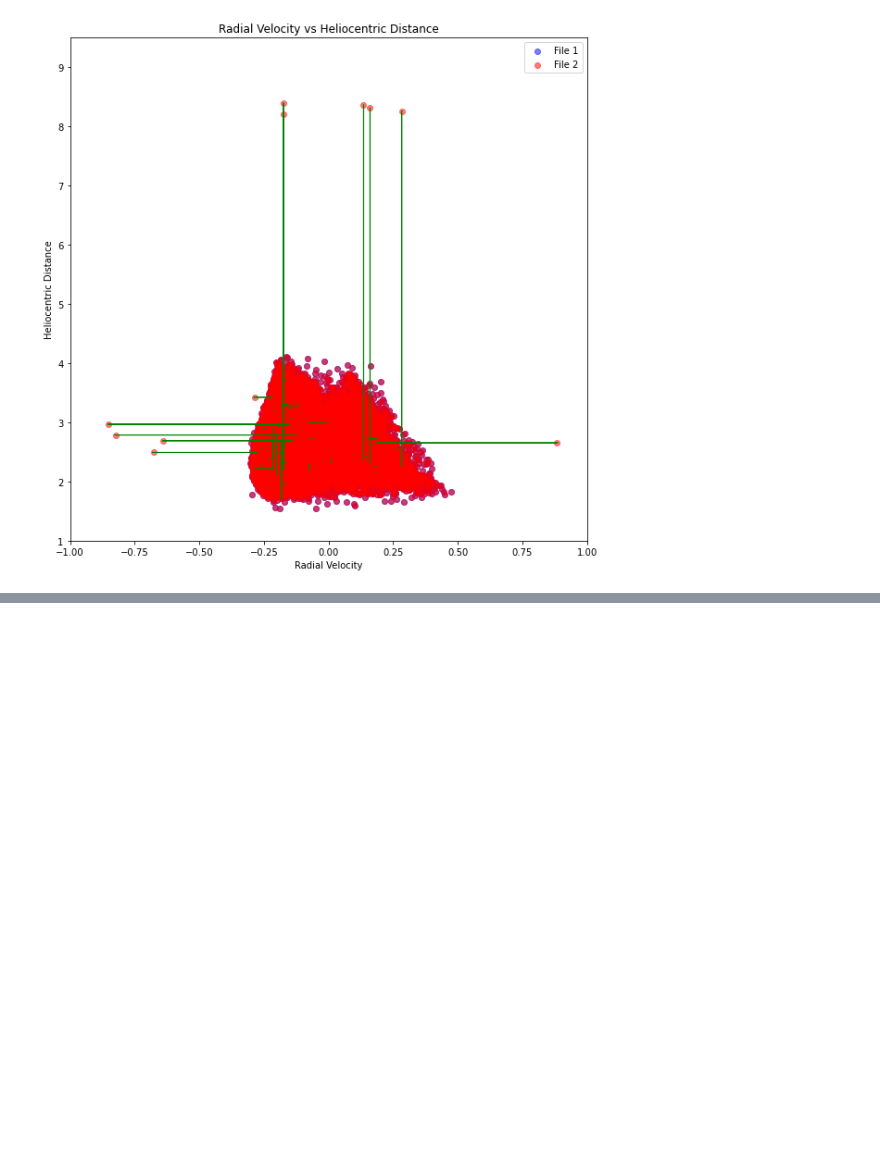
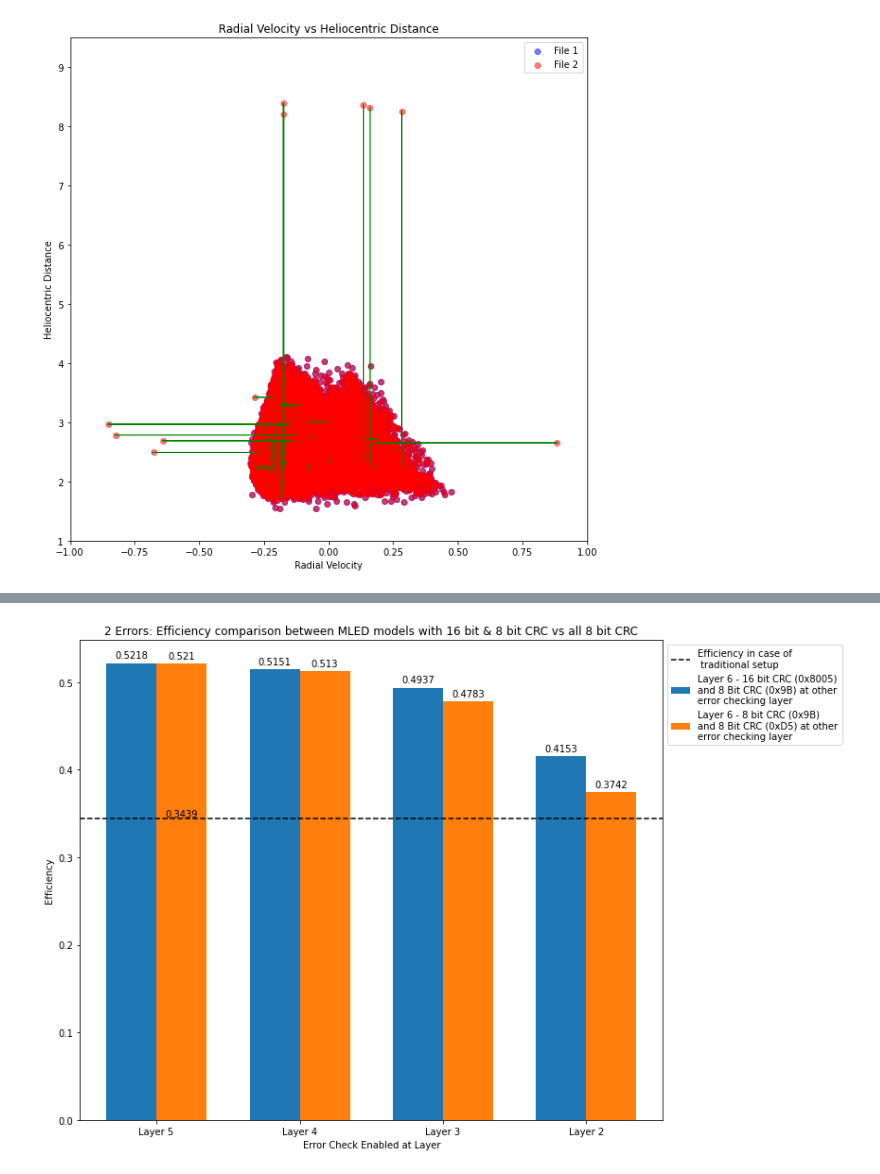
Before and after one commit to prateekdceit06/mled_project, a Jupyter notebook: AstroMLData.ipynb, the cells around one changed output, grey strips where cells are left out. Drawn from its saved outputs; the diff is of its cells as text; code cells hidden in the pictures; blank space fills up the shorter version.

```diff
--- a/AstroMLData.ipynb
+++ b/AstroMLData.ipynb
@@ -308,0 +404,53 @@ plt.show()
+# %%
+import matplotlib.pyplot as plt
+import numpy as np
+
+# Assuming these are your efficiency values
+efficiency_values1 = [0.5218, 0.5151, 0.4937, 0.4153]  # efficiency values for case 1
+efficiency_values2 = [0.5210, 0.5130, 0.4783, 0.3742]  # efficiency values for case 2
+threshold = 0.3439 # efficiency for traditional case
+
+
+# These labels each case
+labels = ['Layer 5', 'Layer 4', 'Layer 3', 'Layer 2']
+
+x = np.arange(len(labels))  # the label locations
+width = 0.35  # the width of the bars
+
+fig, ax = plt.subplots(figsize=(12, 8))  # Adjust the figure size
+
+rects1 = ax.bar(x - width/2, efficiency_values1, width, label='Layer 6 - 16 bit CRC (0x8005)\nand 8 Bit CRC (0x9B) at other\nerror checking layer')
+rects2 = ax.bar(x + width/2, efficiency_values2, width, label='Layer 6 - 8 bit CRC (0x9B)\nand 8 Bit CRC (0xD5) at other\nerror checking layer')
+
+ax.axhline(y=threshold, color='black', linestyle='--', label='Efficiency in case of\n traditional setup')  # Draw the threshold line
+ax.text(0.06, threshold, f'{threshold}', color='black', va='bottom', ha='left')  # Annotate the threshold value
+
+
+
+# Add some text for labels, title and custom x-axis tick labels, etc.
+ax.set_xlabel('Error Check Enabled at Layer')
+ax.set_ylabel('Efficiency')
+ax.set_title('2 Errors: Efficiency comparison between MLED models with 16 bit & 8 bit CRC vs all 8 bit CRC')
+ax.set_xticks(x)
+ax.set_xticklabels(labels)
+ax.legend(loc='upper left', bbox_to_anchor=(1, 1))  # Move the legend to upper left corner of the figure, outside the plot area
+
+# Function to autolabel the bars
+def autolabel(rects):
+    """Attach a text label above each bar in *rects*, displaying its height."""
+    for rect in rects:
+        height = rect.get_height()
+        ax.annotate('{}'.format(height),
+                    xy=(rect.get_x() + rect.get_width() / 2, height),
+                    xytext=(0, 3),  # 3 points vertical offset
+                    textcoords="offset points",
+                    ha='center', va='bottom')
+
+autolabel(rects1)
+autolabel(rects2)
+
+fig.tight_layout()
+
+plt.show()
+# %% [output]
+[figure, added]
```
Also changed, not shown: parts of 2 cells of this notebook, 21 other files.
